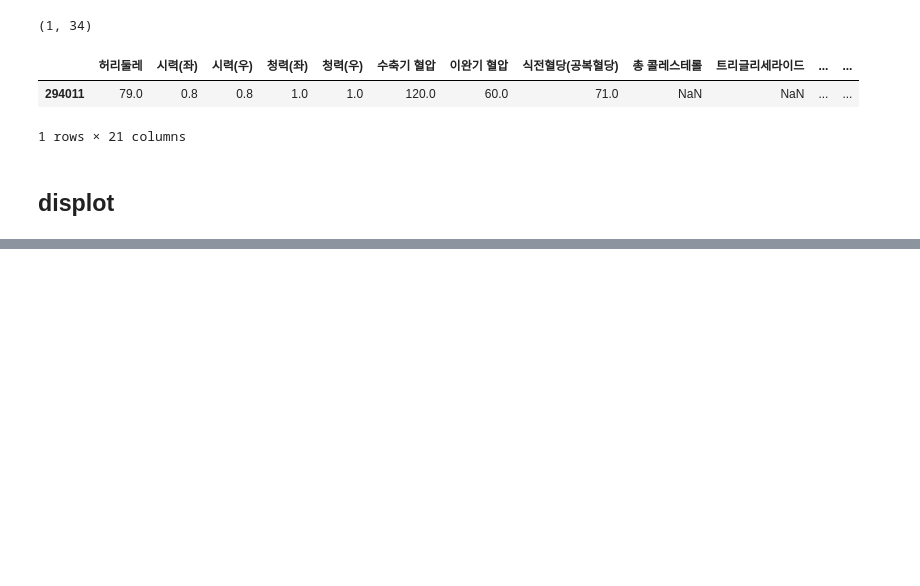
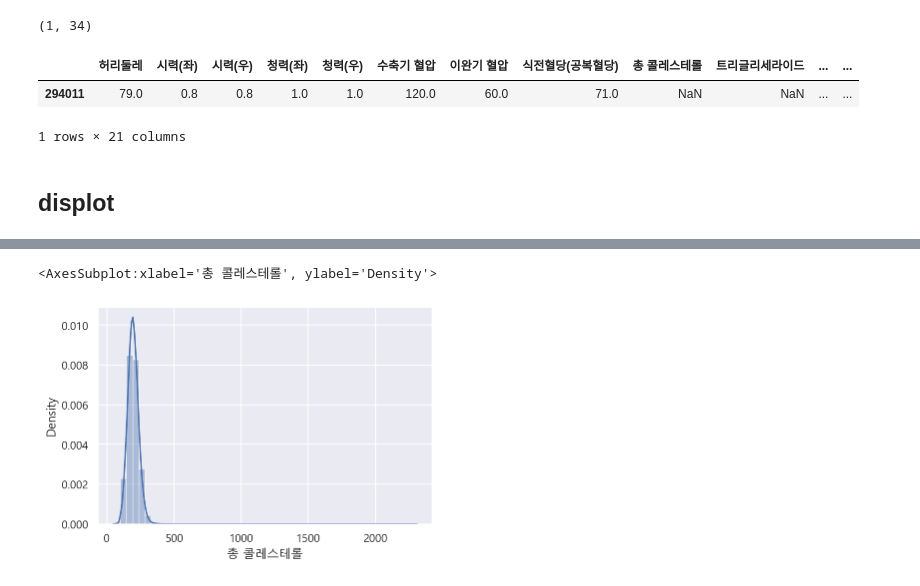
Before and after one commit to tree698/Data_Analysis, a Jupyter notebook: 1. Health Check/Health Check.ipynb, the cells around one changed output, grey strips where cells are left out. Saved outputs shown, nothing was run; the diff lists cells and outputs as text; code cells hidden in the pictures; blank space fills up the shorter version.

```diff
--- a/1. Health Check/Health Check.ipynb
+++ b/1. Health Check/Health Check.ipynb
@@ -809,0 +820,9 @@ df_ASLT_high_8000.iloc[:, 7:28]
+# %%
+# distplot는 시리즈 형태만 가능하고 결측치가 있으면 안됨
+
+df["총 콜레스테롤"].notnull()
+df[df["총 콜레스테롤"].notnull()]
+df_col = df[df["총 콜레스테롤"].notnull()]
+
+df_col = df.loc[df["총 콜레스테롤"].notnull(), "총 콜레스테롤"]
+df_col
@@ -810,2 +842,7 @@ df_ASLT_high_8000.iloc[:, 7:28]
 # %%
 # 총콜레스테롤 에 따른 distplot을 그립니다
+
+sns.distplot(df_col, bins=50)
+# %% [output]
+<AxesSubplot:xlabel='총 콜레스테롤', ylabel='Density'>
+[figure, added]
```
Also changed, not shown: parts of 10 cells of this notebook.
